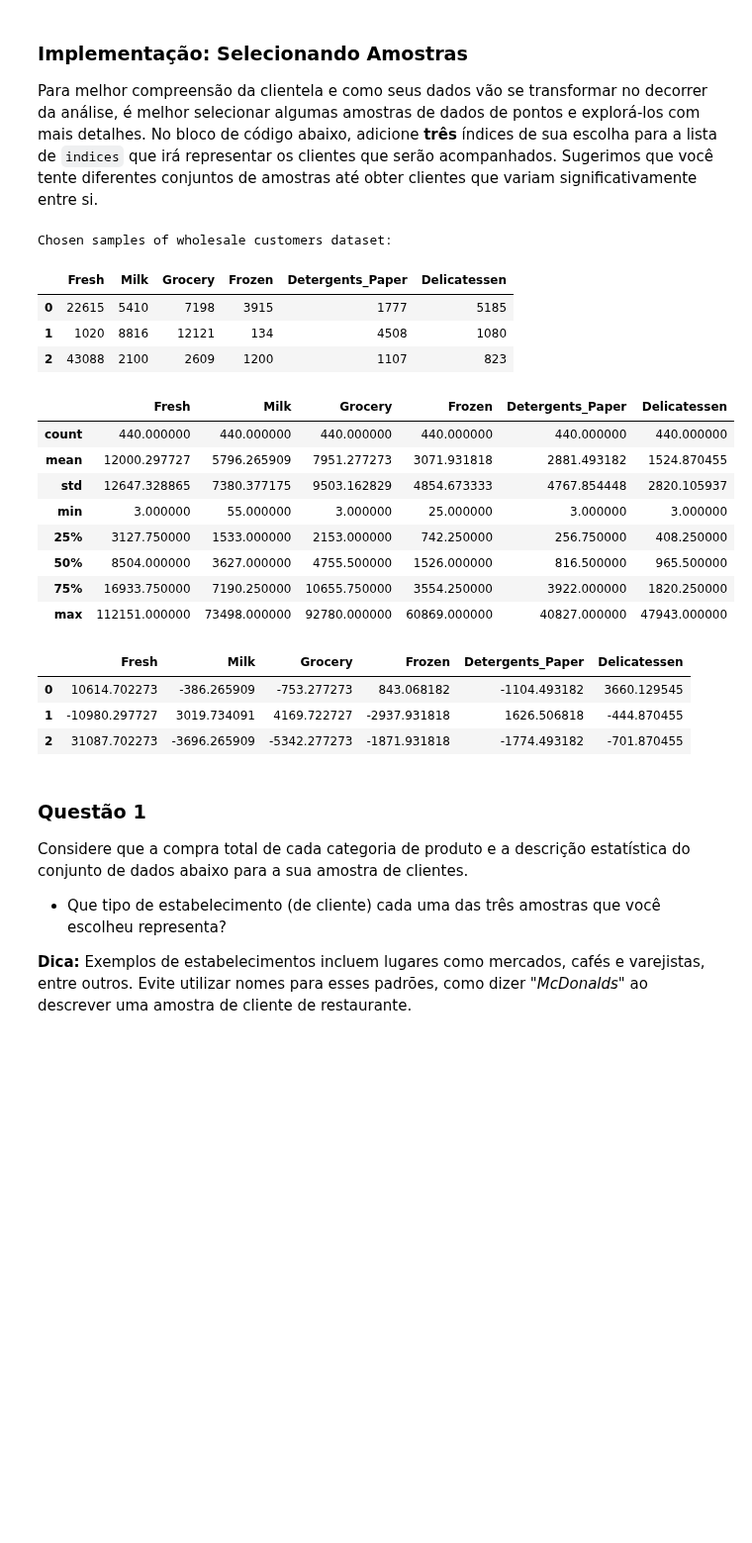
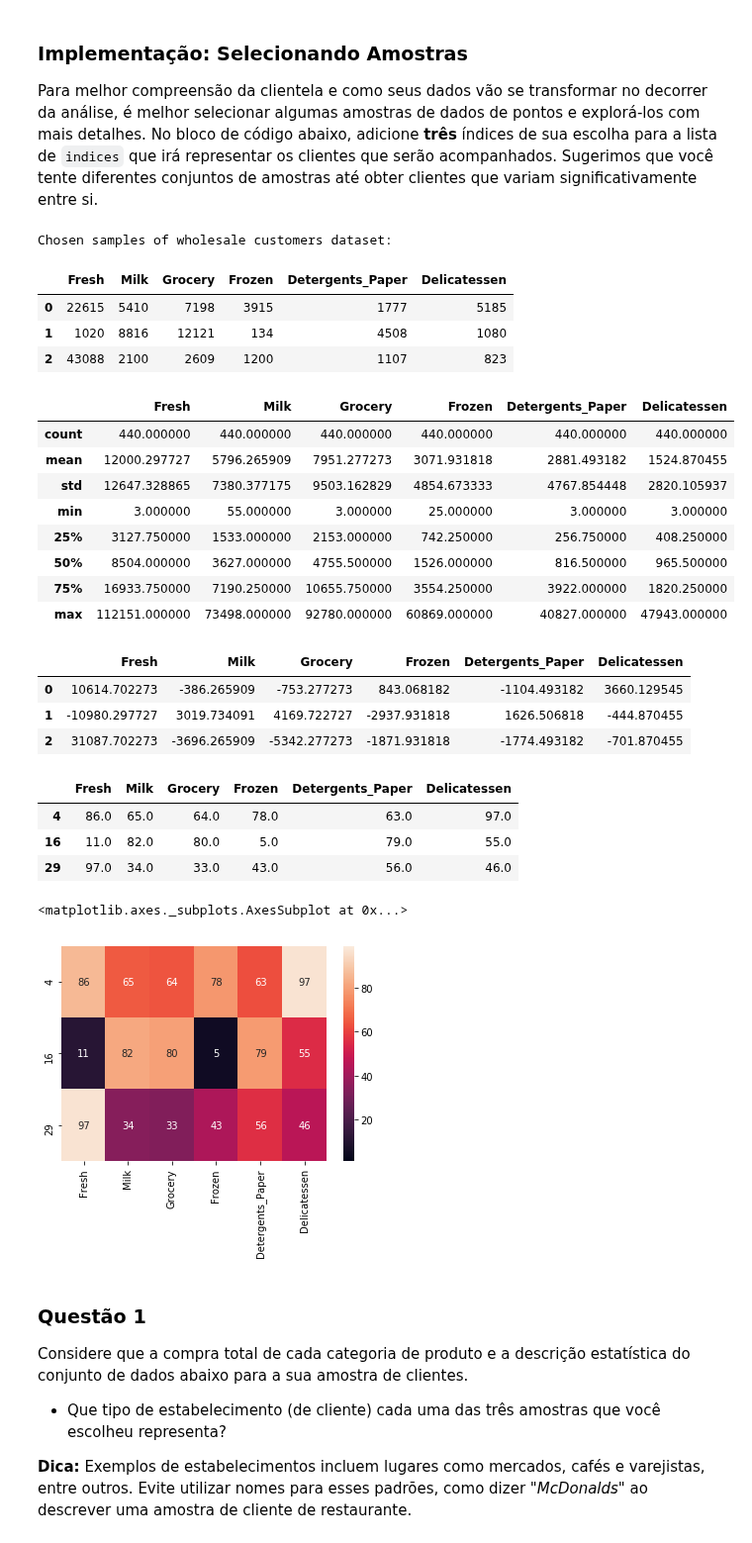
Before and after one commit to Beroy-Jenkins/Data-science-projects, a Jupyter notebook: projects/customer_segments/customer_segments_PT.ipynb, the cells around one changed output. Shown at 99% size. Cells and saved outputs as stored; diff of their text form; code cells hidden in the pictures; blank space fills up the shorter version.

```diff
--- a/projects/customer_segments/customer_segments_PT.ipynb
+++ b/projects/customer_segments/customer_segments_PT.ipynb
@@ -79,34 +79,48 @@ display(data[:30])
 ### Implementação: Selecionando Amostras
 Para melhor compreensão da clientela e como seus dados vão se transformar no decorrer da análise, é melhor selecionar algumas amostras de dados de pontos e explorá-los com mais detalhes. No bloco de código abaixo, adicione **três** índices de sua escolha para a lista de `indices` que irá representar os clientes que serão acompanhados. Sugerimos que você tente diferentes conjuntos de amostras até obter clientes que variam significativamente entre si.
 # %%
+import seaborn as sns
+
 # TODO: Selecione três índices de sua escolha que você gostaria de obter como amostra do conjunto de dados
 indices = [4,16,29]
 
 # Crie um DataFrame das amostras escolhidas
 samples = pd.DataFrame(data.loc[indices], columns = data.keys()).reset_index(drop = True)
 print "Chosen samples of wholesale customers dataset:"
 display(samples)
 display(data.describe())
 display(samples - data.mean())
+
+percentiles = data.rank(pct=True)
+percentiles = 100*percentiles.round(decimals=2)
+percentiles = percentiles.iloc[indices]
+display(percentiles)
+sns.heatmap(percentiles, vmin=1, vmax=99, annot=True)
 # %% [output]
 Chosen samples of wholesale customers dataset:
 |  | Fresh | Milk | Grocery | Frozen | Detergents_Paper | Delicatessen |
 | 0 | 22615 | 5410 | 7198 | 3915 | 1777 | 5185 |
 | 1 | 1020 | 8816 | 12121 | 134 | 4508 | 1080 |
 | 2 | 43088 | 2100 | 2609 | 1200 | 1107 | 823 |
 |  | Fresh | Milk | Grocery | Frozen | Detergents_Paper | Delicatessen |
 | count | 440.000000 | 440.000000 | 440.000000 | 440.000000 | 440.000000 | 440.000000 |
 | mean | 12000.297727 | 5796.265909 | 7951.277273 | 3071.931818 | 2881.493182 | 1524.870455 |
 | std | 12647.328865 | 7380.377175 | 9503.162829 | 4854.673333 | 4767.854448 | 2820.105937 |
 | min | 3.000000 | 55.000000 | 3.000000 | 25.000000 | 3.000000 | 3.000000 |
 | 25% | 3127.750000 | 1533.000000 | 2153.000000 | 742.250000 | 256.750000 | 408.250000 |
 | 50% | 8504.000000 | 3627.000000 | 4755.500000 | 1526.000000 | 816.500000 | 965.500000 |
 | 75% | 16933.750000 | 7190.250000 | 10655.750000 | 3554.250000 | 3922.000000 | 1820.250000 |
 | max | 112151.000000 | 73498.000000 | 92780.000000 | 60869.000000 | 40827.000000 | 47943.000000 |
 |  | Fresh | Milk | Grocery | Frozen | Detergents_Paper | Delicatessen |
 | 0 | 10614.702273 | -386.265909 | -753.277273 | 843.068182 | -1104.493182 | 3660.129545 |
 | 1 | -10980.297727 | 3019.734091 | 4169.722727 | -2937.931818 | 1626.506818 | -444.870455 |
 | 2 | 31087.702273 | -3696.265909 | -5342.277273 | -1871.931818 | -1774.493182 | -701.870455 |
+|  | Fresh | Milk | Grocery | Frozen | Detergents_Paper | Delicatessen |
+| 4 | 86.0 | 65.0 | 64.0 | 78.0 | 63.0 | 97.0 |
+| 16 | 11.0 | 82.0 | 80.0 | 5.0 | 79.0 | 55.0 |
+| 29 | 97.0 | 34.0 | 33.0 | 43.0 | 56.0 | 46.0 |
+<matplotlib.axes._subplots.AxesSubplot at 0x...>
+[figure, added]
 # %% [markdown]
 ### Questão 1
 Considere que a compra total de cada categoria de produto e a descrição estatística do conjunto de dados abaixo para a sua amostra de clientes.
```
Also changed, not shown: parts of 7 cells of this notebook, 2 other files.
